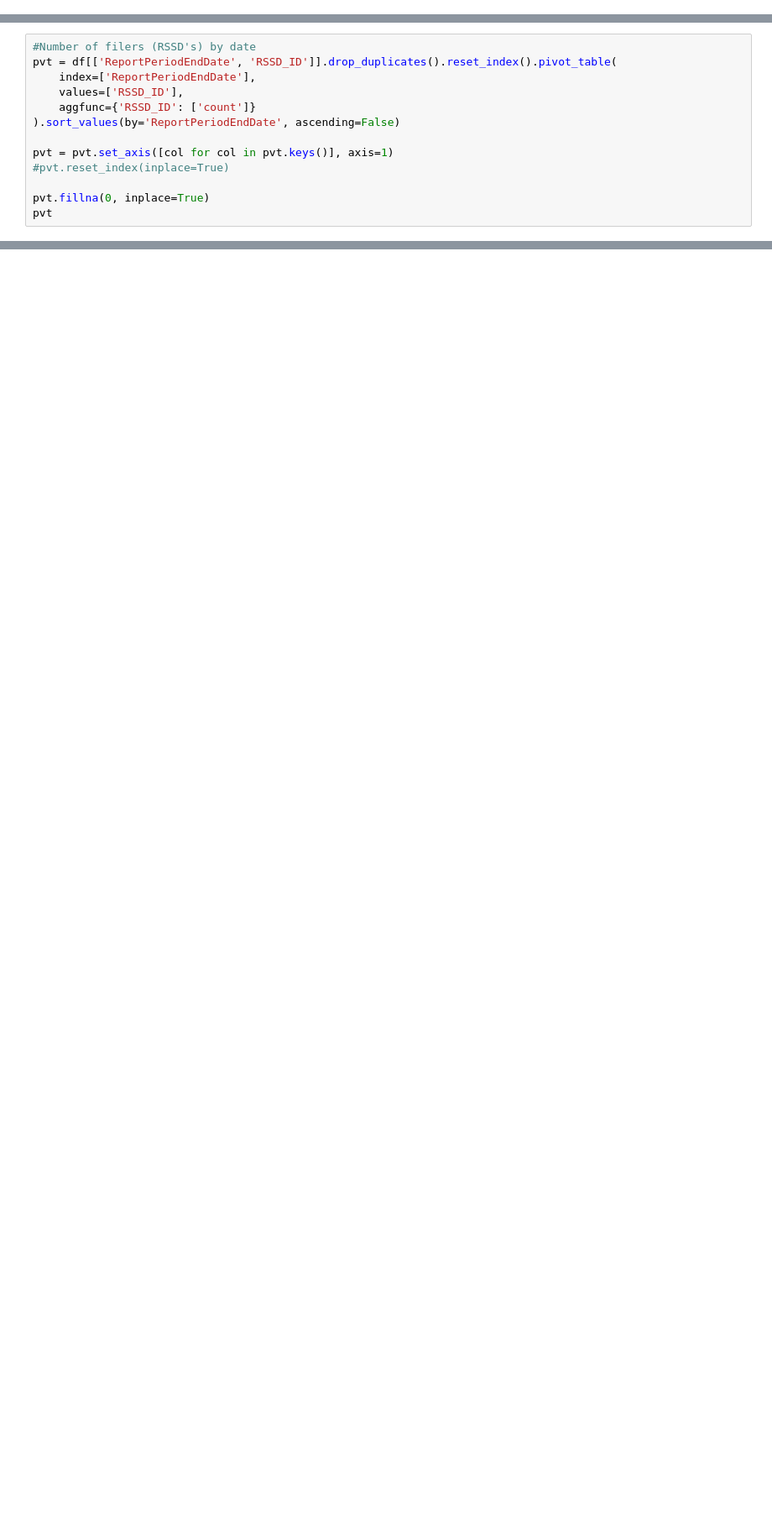
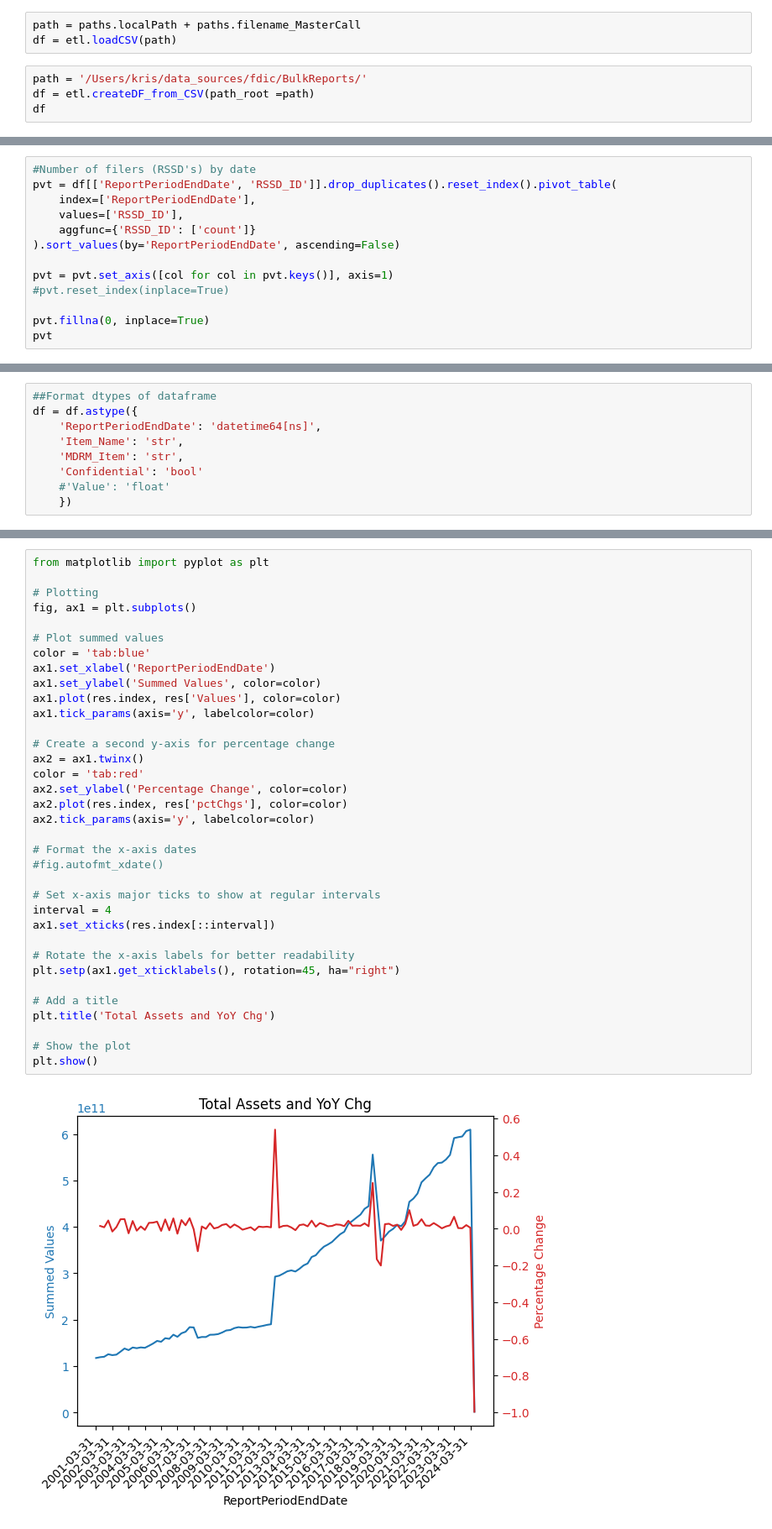
Before and after one commit to krisLB/ffiec-xbrl, a Jupyter notebook: main.ipynb, the cells around one changed output, grey strips where cells are left out. Shown at 84% size. Saved outputs shown, nothing was run; the diff lists cells and outputs as text; blank space fills up the shorter version.

Commit message:
Added Chart and Data to Notebook

```diff
--- a/main.ipynb
+++ b/main.ipynb
@@ -124,0 +119,7 @@ df = pd.read_csv(paths.localPath + paths.filename_MasterCall)
+# %%
+path = paths.localPath + paths.filename_MasterCall
+df = etl.loadCSV(path)
+# %%
+path = '/Users/kris/data_sources/fdic/BulkReports/'
+df = etl.createDF_from_CSV(path_root =path)
+df
@@ -158,0 +235,9 @@ pvt
+# %%
+##Format dtypes of dataframe
+df = df.astype({
+    'ReportPeriodEndDate': 'datetime64[ns]',
+    'Item_Name': 'str',
+    'MDRM_Item': 'str',
+    'Confidential': 'bool'
+    #'Value': 'float'
+    })
@@ -158,0 +286,37 @@ pvt
+# %%
+from matplotlib import pyplot as plt
+
+# Plotting
+fig, ax1 = plt.subplots()
+
+# Plot summed values
+color = 'tab:blue'
+ax1.set_xlabel('ReportPeriodEndDate')
+ax1.set_ylabel('Summed Values', color=color)
+ax1.plot(res.index, res['Values'], color=color)
+ax1.tick_params(axis='y', labelcolor=color)
+
+# Create a second y-axis for percentage change
+ax2 = ax1.twinx()
+color = 'tab:red'
+ax2.set_ylabel('Percentage Change', color=color)
+ax2.plot(res.index, res['pctChgs'], color=color)
+ax2.tick_params(axis='y', labelcolor=color)
+
+# Format the x-axis dates
+#fig.autofmt_xdate()
+
+# Set x-axis major ticks to show at regular intervals
+interval = 4
+ax1.set_xticks(res.index[::interval])
+
+# Rotate the x-axis labels for better readability
+plt.setp(ax1.get_xticklabels(), rotation=45, ha="right")
+
+# Add a title
+plt.title('Total Assets and YoY Chg')
+
+# Show the plot
+plt.show()
+# %% [output]
+[figure, added]
```
Also changed, not shown: parts of 13 cells of this notebook, 1 other file.
